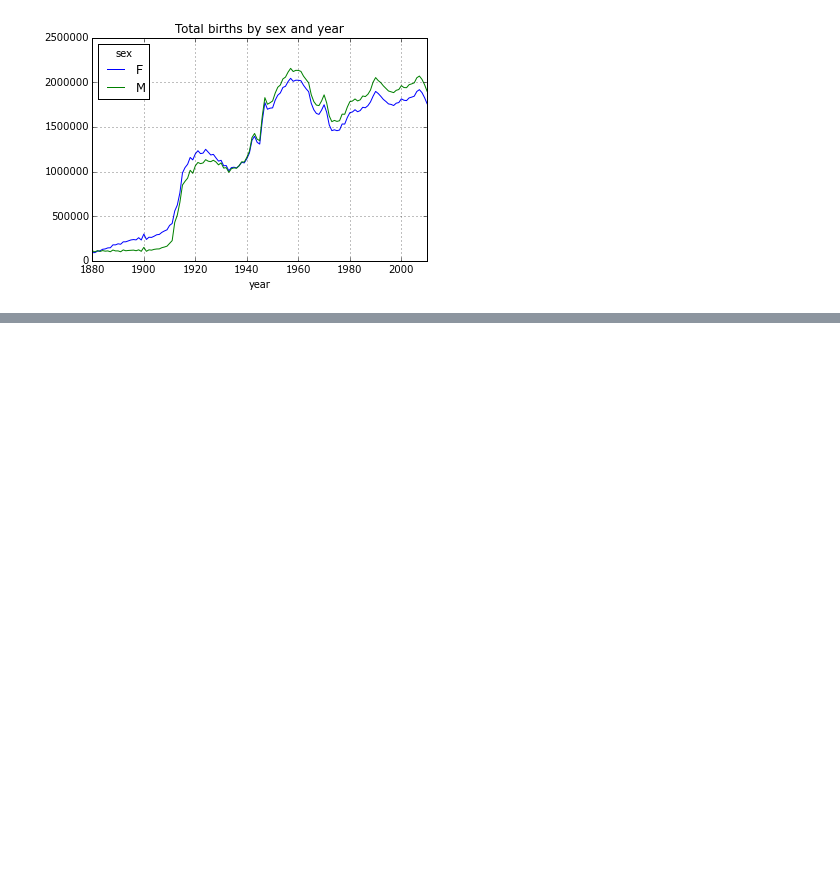
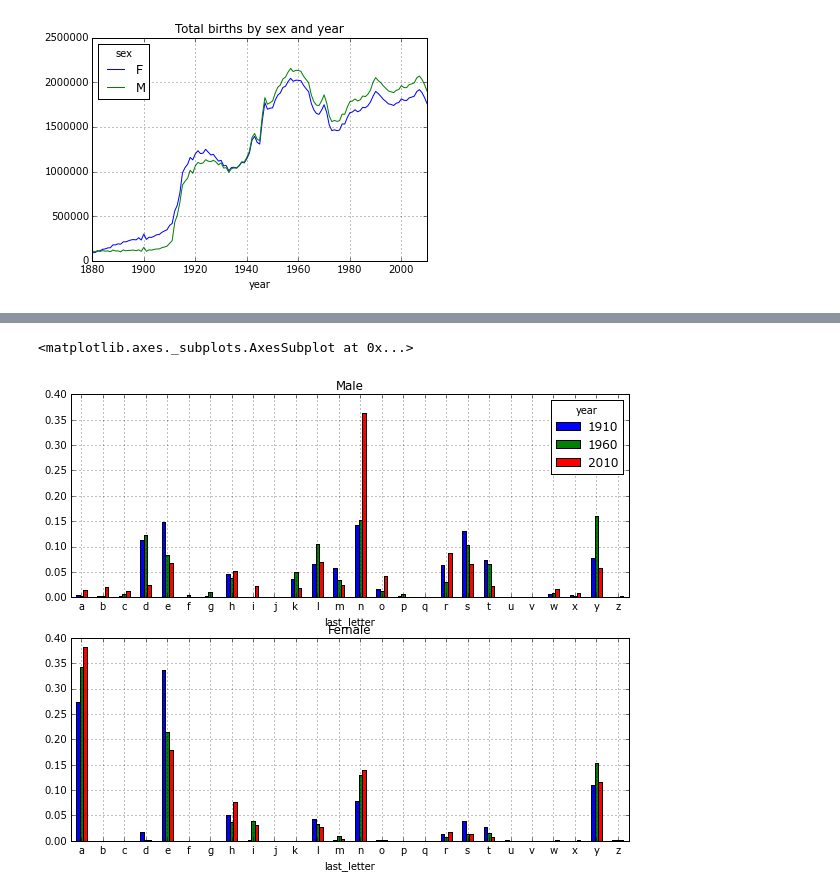
Before and after one commit to RCFans/python-data-learn, a Jupyter notebook: Python for Data Analytics - 03 US Baby Names.ipynb, the cells around one changed output, grey strips where cells are left out. Cells and saved outputs as stored; diff of their text form; code cells hidden in the pictures; blank space fills up the shorter version.

```diff
--- a/Python for Data Analytics - 03 US Baby Names.ipynb
+++ b/Python for Data Analytics - 03 US Baby Names.ipynb
@@ -58,0 +199,3 @@ total_births.plot(title='Total births by sex and year')
+# %%
+subtable = table.reindex(columns=[1910, 1960, 2010], level='year')
+subtable.head()
@@ -58,0 +222,9 @@ total_births.plot(title='Total births by sex and year')
+# %%
+letter_prop = subtable / subtable.sum().astype(float)
+# %%
+fig, axes = plt.subplots(2, 1, figsize=(10, 8))
+letter_prop['M'].plot(kind='bar', rot=0, ax=axes[0], title='Male')
+letter_prop['F'].plot(kind='bar', rot=0, ax=axes[1], title='Female', legend=False)
+# %% [output]
+<matplotlib.axes._subplots.AxesSubplot at 0x...>
+[figure, added]
```
Also changed, not shown: parts of 33 cells of this notebook.
